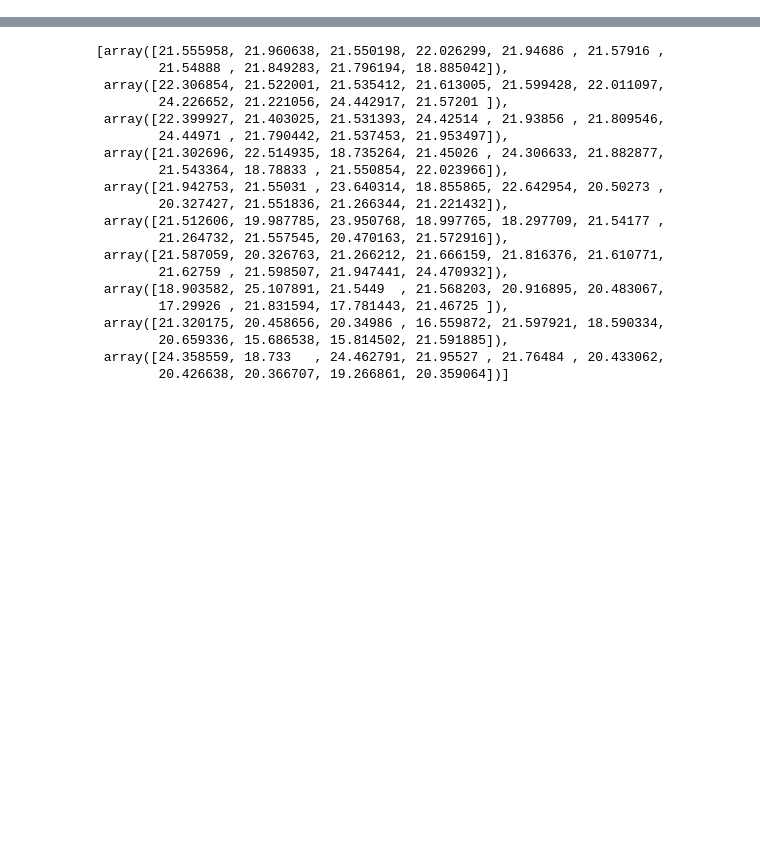
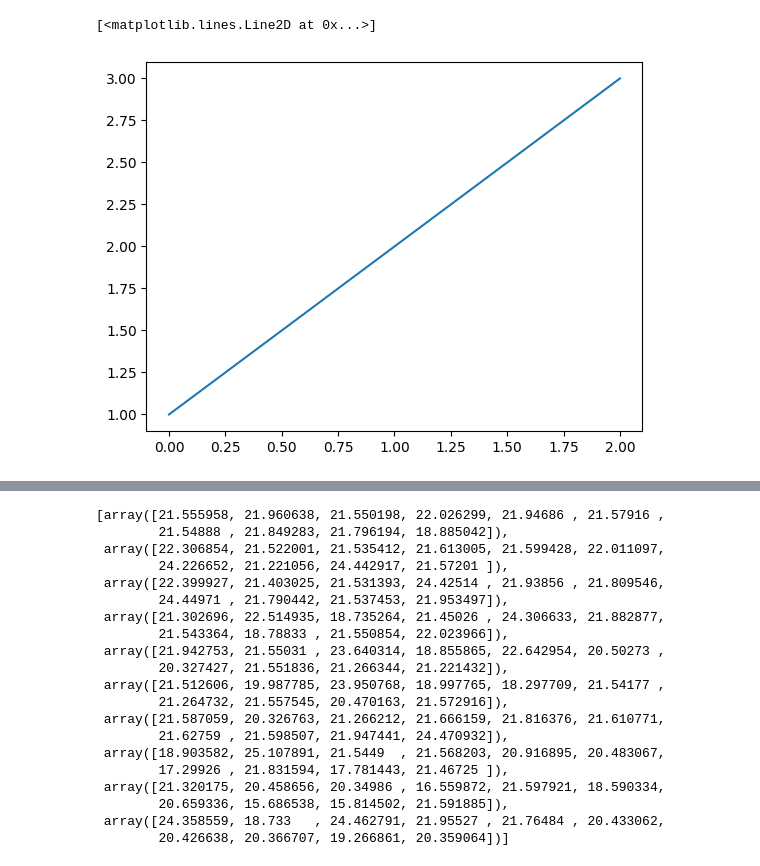
Before and after one commit to ernygati/masters_thesis_blockchain, a Jupyter notebook: diploma-optimal-blockchain.ipynb, the cells around one changed output, grey strips where cells are left out. Drawn from its saved outputs; the diff is of its cells as text; code cells hidden in the pictures; blank space fills up the shorter version.

```diff
--- a/diploma-optimal-blockchain.ipynb
+++ b/diploma-optimal-blockchain.ipynb
@@ -5,3 +9,9 @@ from tqdm import tqdm
+# %%
+plt.figure()
+plt.plot([1,2,3])
+# %% [output]
+[<matplotlib.lines.Line2D at 0x...>]
+[figure, added]
 # %%
 fpath = "data/out0.csv"
 df = pd.read_csv(fpath)
```
Also changed, not shown: parts of 41 cells of this notebook, 8 other files.
